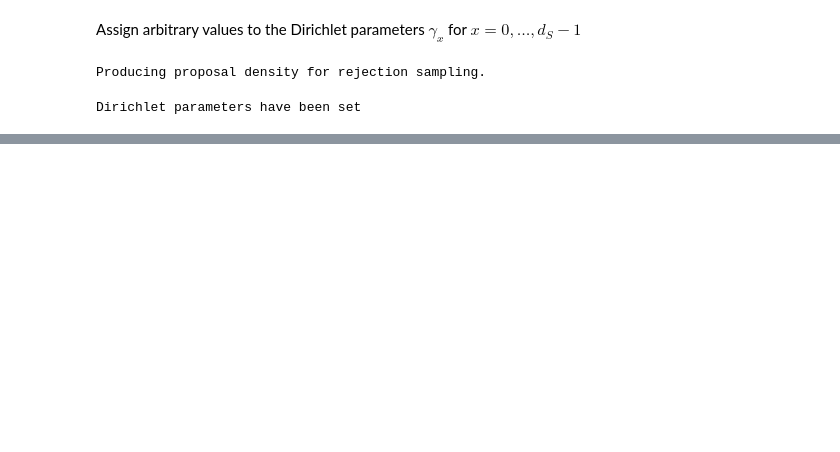
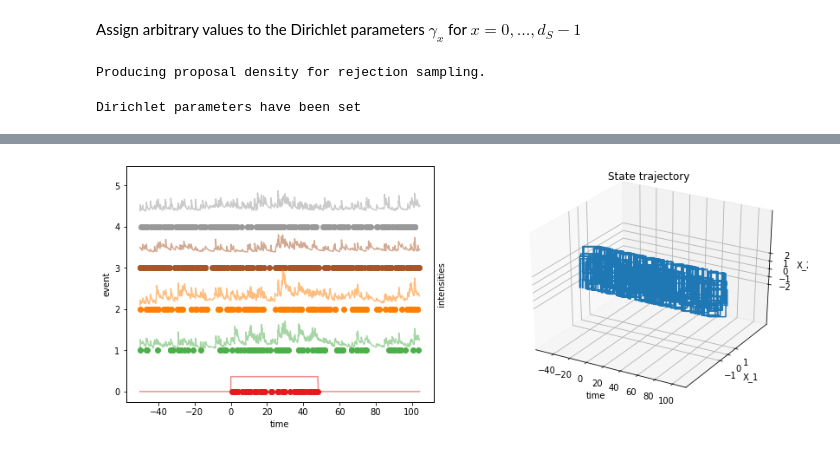
Before and after one commit to claudio-ICL/pipest, a Jupyter notebook: pipest/simul_and_liquid.ipynb, the cells around one changed output, grey strips where cells are left out. Saved outputs shown, nothing was run; the diff lists cells and outputs as text; code cells hidden in the pictures; blank space fills up the shorter version.

```diff
--- a/pipest/simul_and_liquid.ipynb
+++ b/pipest/simul_and_liquid.ipynb
@@ -174,0 +226,4 @@ End of simulation: run_time=20.2 seconds
+# %%
+model.plot_events_and_states(t_0=-50.5,t_1=105.0, first_event_index=0)
+# %% [output]
+[figure, added]
```
Also changed, not shown: parts of 20 cells of this notebook, 12 other files.
